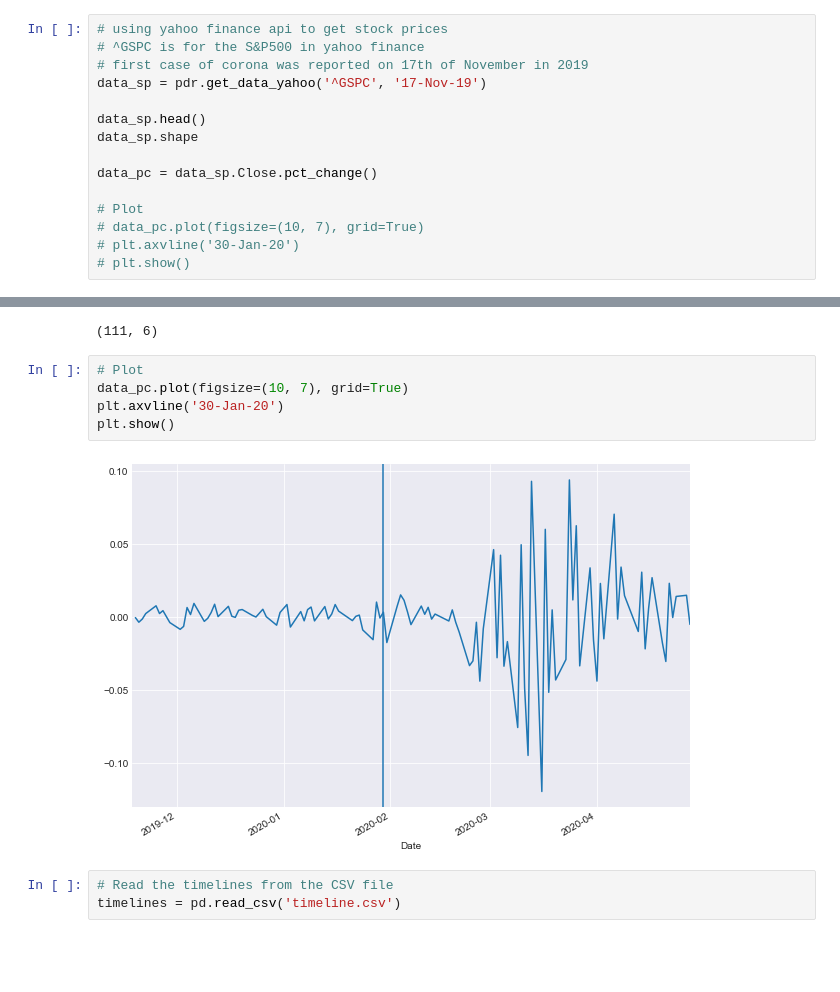
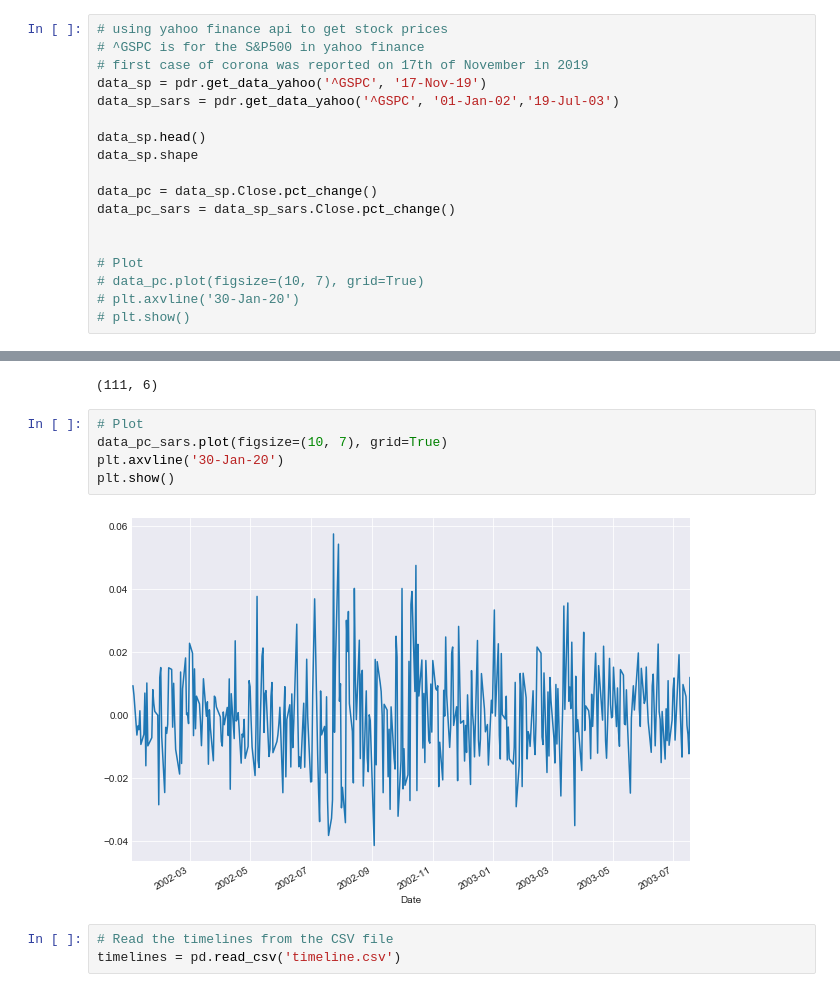
Before and after one commit to austinwilson1224/177, a Jupyter notebook: covid_stock.ipynb, the cells around one changed output, grey strips where cells are left out. Saved outputs shown, nothing was run; the diff lists cells and outputs as text; blank space fills up the shorter version.

```diff
--- a/covid_stock.ipynb
+++ b/covid_stock.ipynb
@@ -14,11 +14,14 @@ plt.style.use('seaborn-darkgrid')
 # ^GSPC is for the S&P500 in yahoo finance
 # first case of corona was reported on 17th of November in 2019
 data_sp = pdr.get_data_yahoo('^GSPC', '17-Nov-19')
+data_sp_sars = pdr.get_data_yahoo('^GSPC', '01-Jan-02','19-Jul-03')
 
 data_sp.head()
 data_sp.shape
 
 data_pc = data_sp.Close.pct_change()
+data_pc_sars = data_sp_sars.Close.pct_change()
+
 
 # Plot
 # data_pc.plot(figsize=(10, 7), grid=True)
@@ -40,11 +43,11 @@ data_sp.shape
 (111, 6)
 # %%
 # Plot
-data_pc.plot(figsize=(10, 7), grid=True)
+data_pc_sars.plot(figsize=(10, 7), grid=True)
 plt.axvline('30-Jan-20')
 plt.show()
 # %% [output]
-[figure, old version]
+[figure, new version]
 # %%
 # Read the timelines from the CSV file
 timelines = pd.read_csv('timeline.csv')
```
Also changed, not shown: 10 other files.
